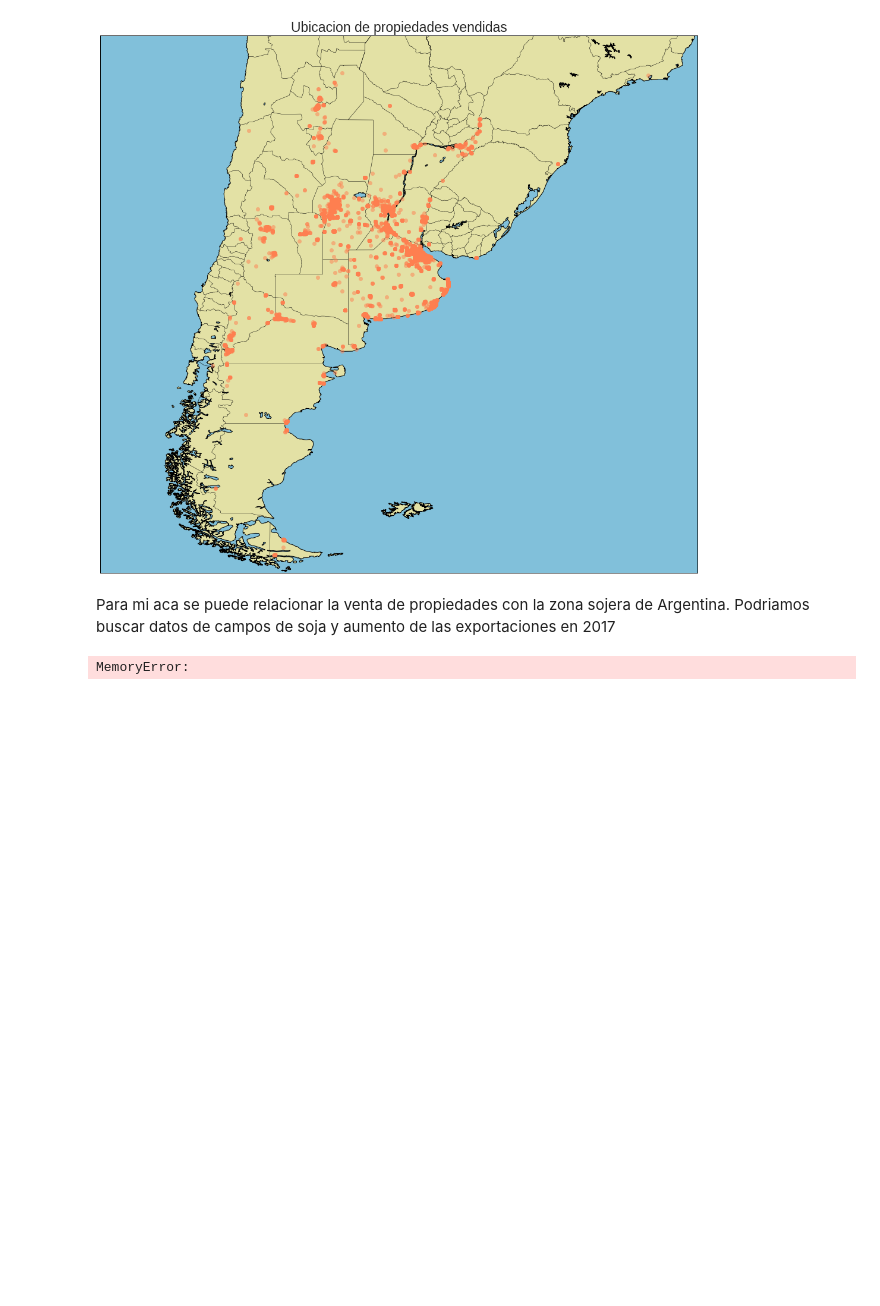
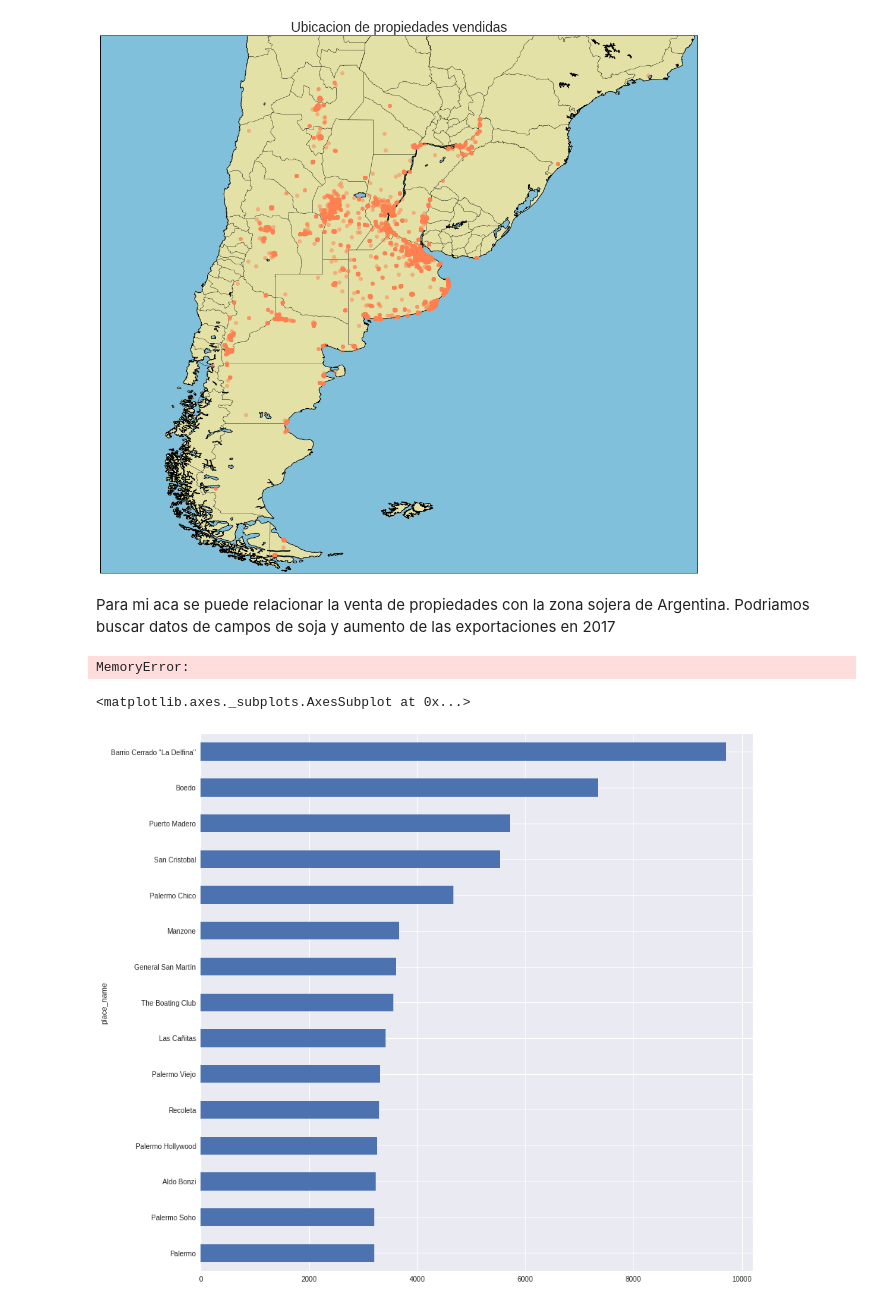
Before and after one commit to jazminferreiro-zz/orgaTP1, a Jupyter notebook: Analisis exploratorio Properati .ipynb, the cells around one changed output. Saved outputs shown, nothing was run; the diff lists cells and outputs as text; code cells hidden in the pictures; blank space fills up the shorter version.

```diff
--- a/Analisis exploratorio Properati .ipynb
+++ b/Analisis exploratorio Properati .ipynb
@@ -317,3 +325,9 @@ cbar.set_label("Elecron Density cm-3")
 plt.show()
 # %% [output]
 MemoryError:
+# %%
+top15_neighbour = properati.groupby(['place_name'])['price_usd_per_m2'].mean().sort_values(ascending=False).head(15)
+top15_neighbour.sort_values().plot.barh(figsize=(14,14))
+# %% [output]
+<matplotlib.axes._subplots.AxesSubplot at 0x...>
+[figure, added]
```
Also changed, not shown: parts of 9 cells of this notebook.
